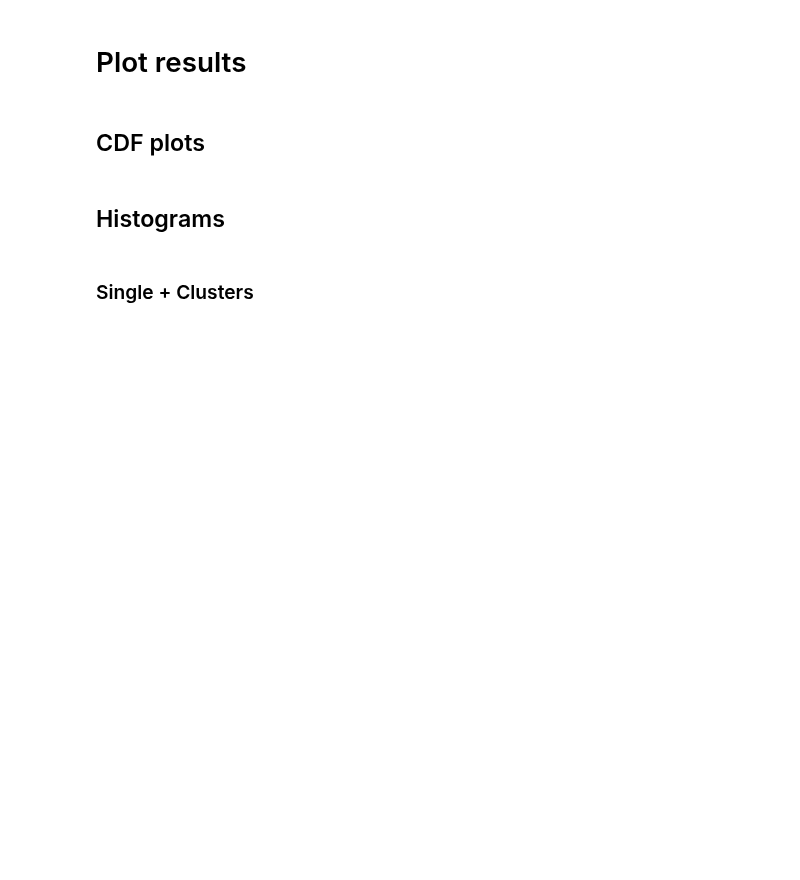
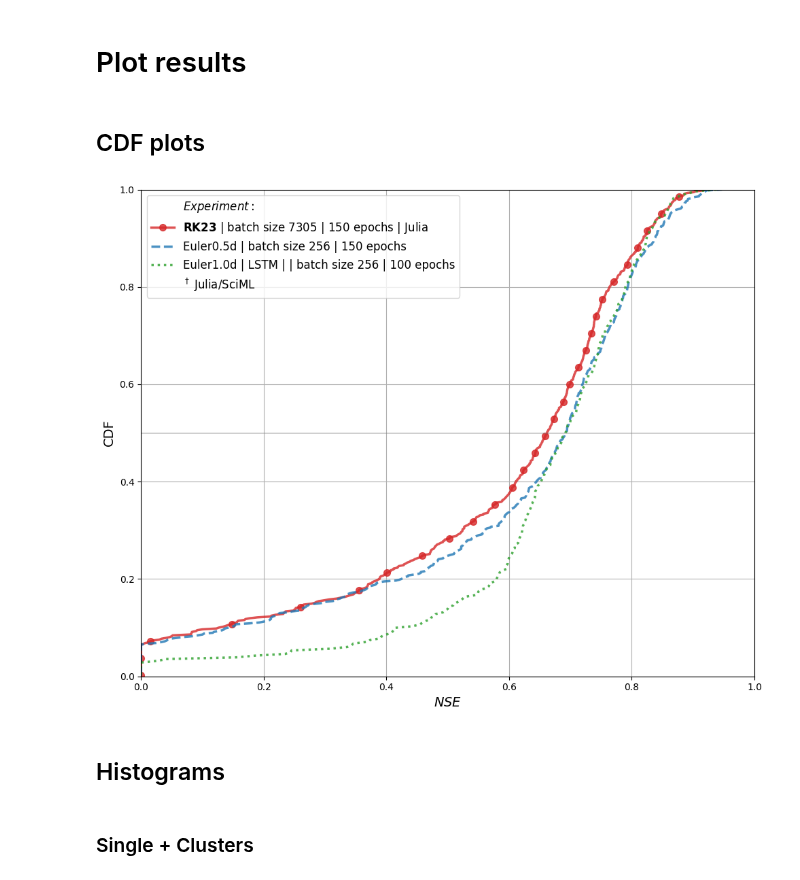
Before and after one commit to jpcurbelo/torchHydroNodes, a Jupyter notebook: src/scripts/scripts_plots/process_model_results.ipynb, the cells around one changed output. Saved outputs shown, nothing was run; the diff lists cells and outputs as text; code cells hidden in the pictures; blank space fills up the shorter version.

```diff
--- a/src/scripts/scripts_plots/process_model_results.ipynb
+++ b/src/scripts/scripts_plots/process_model_results.ipynb
@@ -60,22 +60,24 @@ Folder 'model_metrics' already exists in ../../scripts_paper/AAruns_hybrid_singl
 # %% [markdown]
 ## CDF plots
 # %%
-# # Load config_file
-# with open(config_file_cdf, 'r') as ymlfile:
-#         config_data2 = yaml.load(ymlfile, Loader=yaml.FullLoader)
+# Load config_file
+with open(config_file_cdf, 'r') as ymlfile:
+        config_data2 = yaml.load(ymlfile, Loader=yaml.FullLoader)
 
-# folder4cdf_dir_list = config_data2['folders4cdf_dir']
+folder4cdf_dir_list = config_data2['folders4cdf_dir']
 
 
-# # # Define zoom ranges
-# # zoom_ranges_x = [(0.8, 0.9), (0.58, 0.7), (0.2, 0.5)]
-# # zoom_ranges_y = [(0.85, 1.0), (0.4, 0.66), (0.1, 0.3)]
-
-# # # Call the function
-# # plot_nse_cdf(folder4cdf_dir_list, zoom_ranges_x, zoom_ranges_y)
+# # Define zoom ranges
+# zoom_ranges_x = [(0.8, 0.9), (0.58, 0.7), (0.2, 0.5)]
+# zoom_ranges_y = [(0.85, 1.0), (0.4, 0.66), (0.1, 0.3)]
 
 # # Call the function
-# plot_nse_cdf(folder4cdf_dir_list)
+# plot_nse_cdf(folder4cdf_dir_list, zoom_ranges_x, zoom_ranges_y)
+
+# Call the function
+plot_nse_cdf(folder4cdf_dir_list)
+# %% [output]
+[figure, added]
 # %% [markdown]
 ## Histograms
 # %% [markdown]
```
Also changed, not shown: parts of 2 cells of this notebook, 7 other files.
